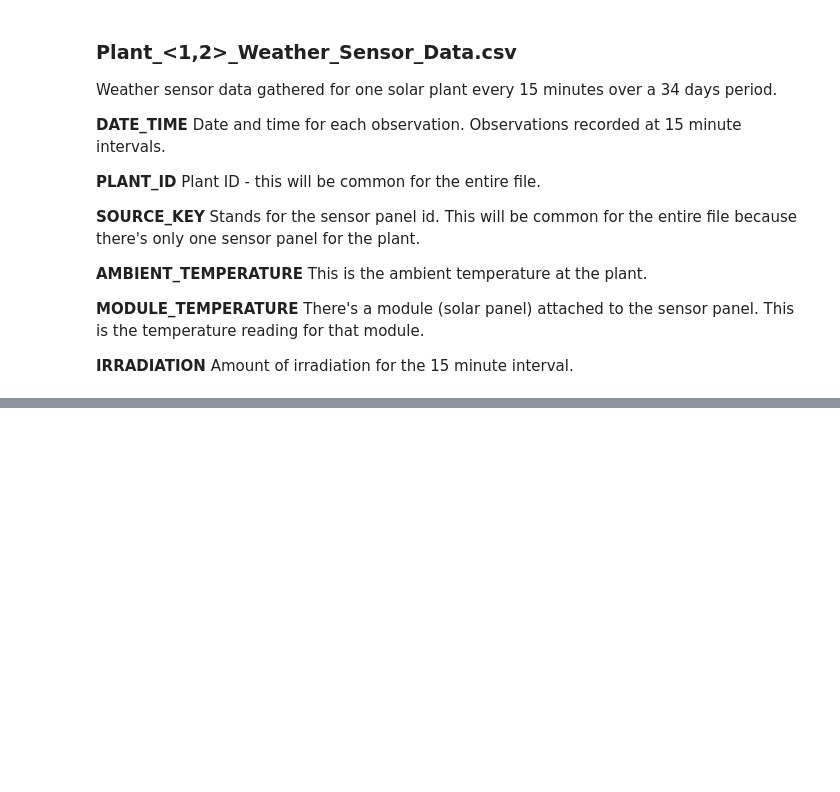
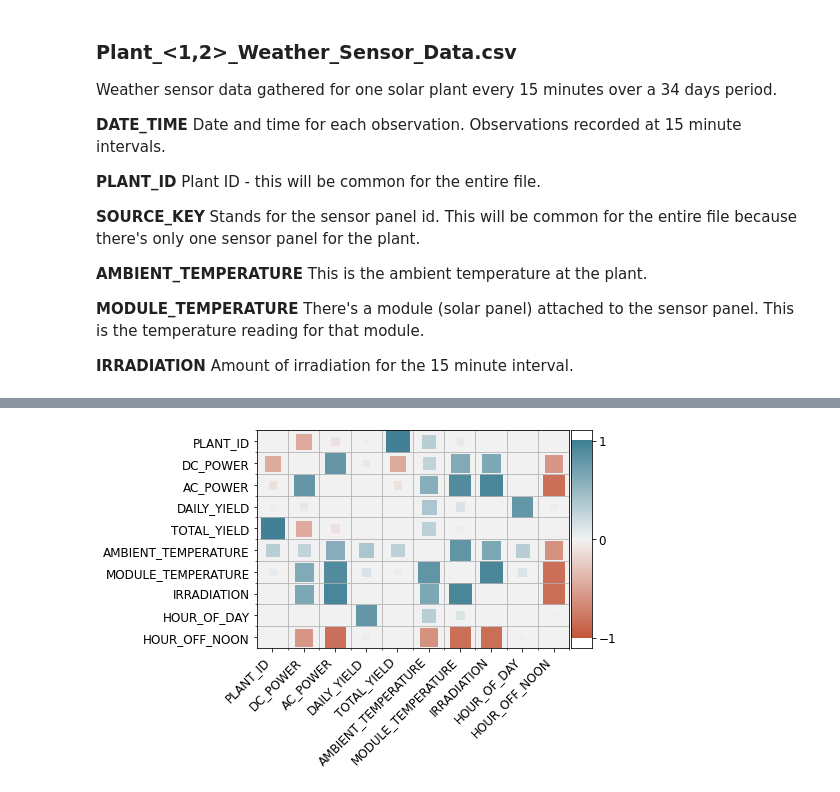
Before and after one commit to Reiff/Kaggle-Dataset-Work, a Jupyter notebook: Solar_Power_Generation_Data/solar_power_data_exp_and_model_training.ipynb, the cells around one changed output, grey strips where cells are left out. Saved outputs shown, nothing was run; the diff lists cells and outputs as text; code cells hidden in the pictures; blank space fills up the shorter version.

```diff
--- a/Solar_Power_Generation_Data/solar_power_data_exp_and_model_training.ipynb
+++ b/Solar_Power_Generation_Data/solar_power_data_exp_and_model_training.ipynb
@@ -161,8 +207,8 @@ solar.head()
 | 3 | 2020-05-15 | 1 | 0.0 | 0.0 | 0.0 | 7602960.0 | 4.0 | 25.184316 | ... |
 | 4 | 2020-05-15 | 1 | 0.0 | 0.0 | 0.0 | 7158964.0 | 5.0 | 25.184316 | ... |
 # %%
-solar_ave = load_power_and_weather_data([1,2],plant_tot=True)
-solar_ave.head()
+solar_plant = load_power_and_weather_data([1,2],plant_tot=True)
+solar_plant.head()
 # %% [output]
 |  | DATE_TIME | PLANT_ID | DC_POWER | AC_POWER | DAILY_YIELD | TOTAL_YIELD | AMBIENT_TEMPERATURE | ... |
 | 0 | 2020-05-15 00:00:00 | 1 | 0.0 | 0.0 | 0.0 | 143581676.0 | 25.184316 | ... |
@@ -249,0 +278,17 @@ save_fig("Power vs time by plant")
+# %%
+solar_plant["HOUR_OF_DAY"] = solar_plant["DATE_TIME"].dt.hour + solar_plant["DATE_TIME"].dt.minute/60
+solar_plant["HOUR_OFF_NOON"] = np.abs(solar_plant["HOUR_OF_DAY"] - 12)
+solar_by_time = solar_plant.groupby(['HOUR_OF_DAY','PLANT_ID']).agg('mean').reset_index()
+col_alias['HOUR_OF_DAY'] = 'time of day'
+col_alias['HOUR_OFF_NOON'] = 'hours from noon'
+# solar_by_time
+# %%
+corrs = solar_plant.corr()
+# hide distracting diagonals
+np.fill_diagonal(corrs.values, np.nan)
+corrplot(corrs)
+save_fig("correlation_plots",tight_layout=False,bbox_inches='tight')
+# note: correlation values range -0.85 - 0.99
+# corrs
+# %% [output]
+[figure, added]
```
Also changed, not shown: parts of 13 cells of this notebook, 7 other files.
